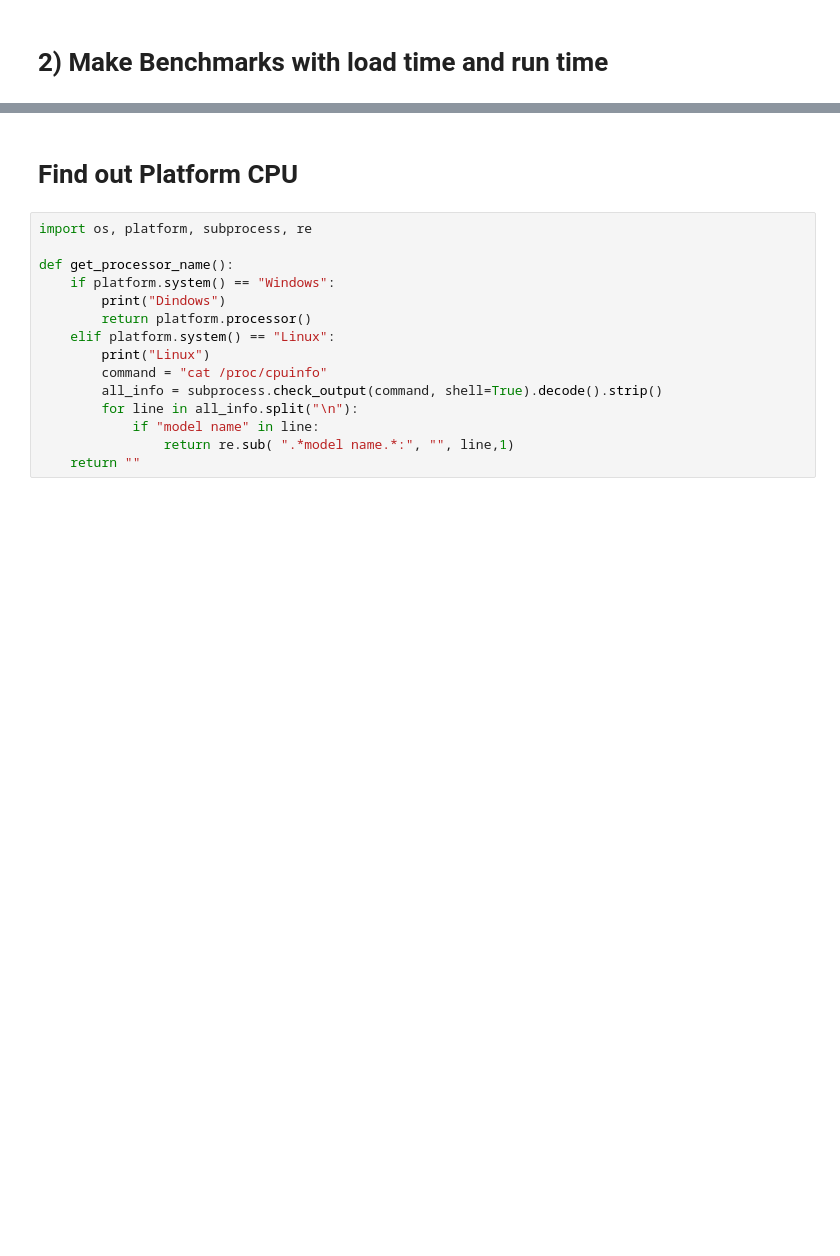
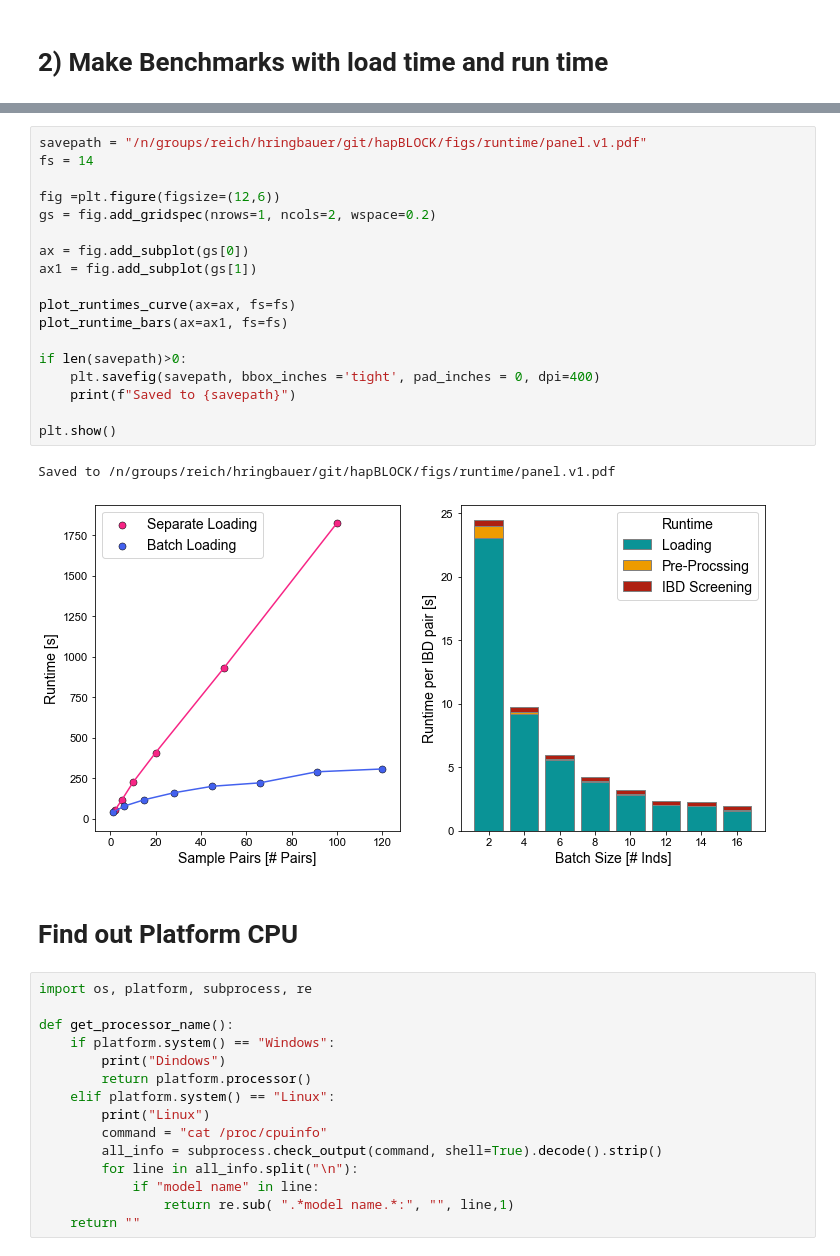
Before and after one commit to hringbauer/ancIBD, a Jupyter notebook: notebook/analyze_ibd/runtime_test.ipynb, the cells around one changed output, grey strips where cells are left out. Cells and saved outputs as stored; diff of their text form; blank space fills up the shorter version.

```diff
--- a/notebook/analyze_ibd/runtime_test.ipynb
+++ b/notebook/analyze_ibd/runtime_test.ipynb
@@ -302,3 +361,24 @@ Saved to /n/groups/reich/hringbauer/git/hapBLOCK/figs/runtime/runtime_benchmark.
+# %%
+savepath = "/n/groups/reich/hringbauer/git/hapBLOCK/figs/runtime/panel.v1.pdf"
+fs = 14
+
+fig =plt.figure(figsize=(12,6))
+gs = fig.add_gridspec(nrows=1, ncols=2, wspace=0.2)
+
+ax = fig.add_subplot(gs[0])
+ax1 = fig.add_subplot(gs[1])
+
+plot_runtimes_curve(ax=ax, fs=fs)
+plot_runtime_bars(ax=ax1, fs=fs)
+
+if len(savepath)>0:
+    plt.savefig(savepath, bbox_inches ='tight', pad_inches = 0, dpi=400)
+    print(f"Saved to {savepath}")
+
+plt.show()
+# %% [output]
+Saved to /n/groups/reich/hringbauer/git/hapBLOCK/figs/runtime/panel.v1.pdf
+[figure, added]
 # %% [markdown]
 # Find out Platform CPU
 # %%
```
Also changed, not shown: parts of 14 cells of this notebook, 1 other file.
